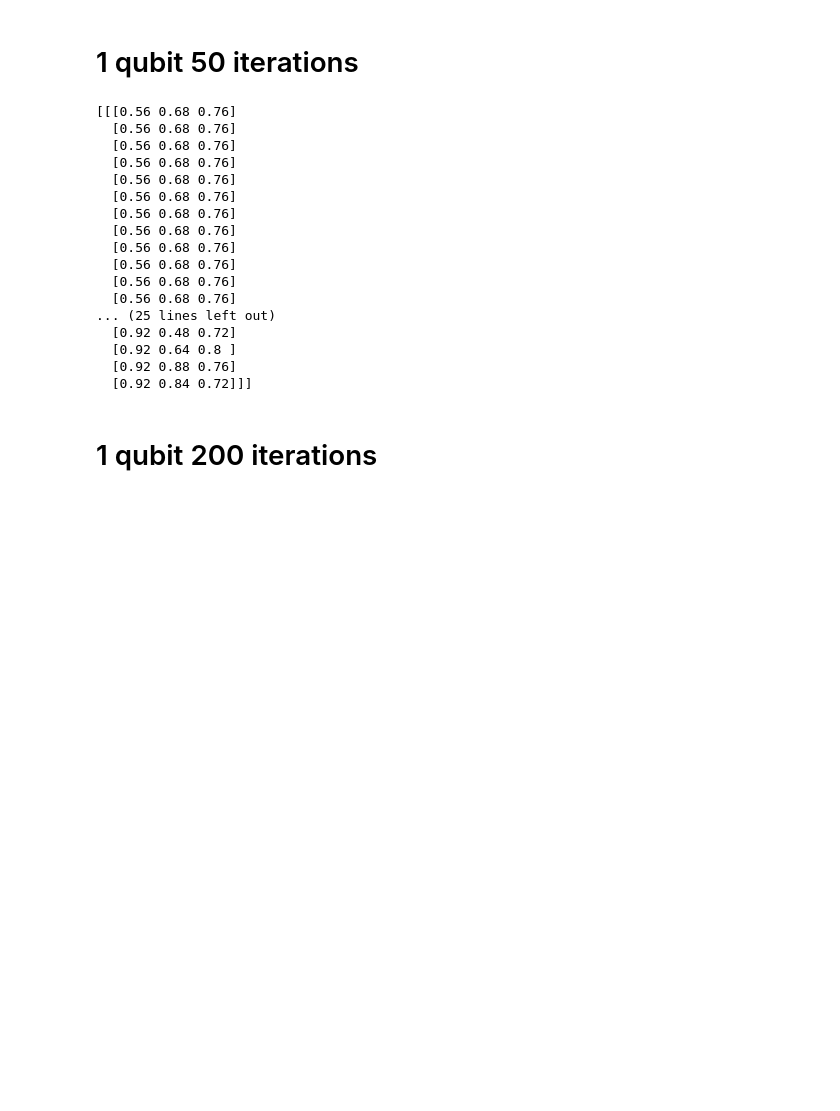
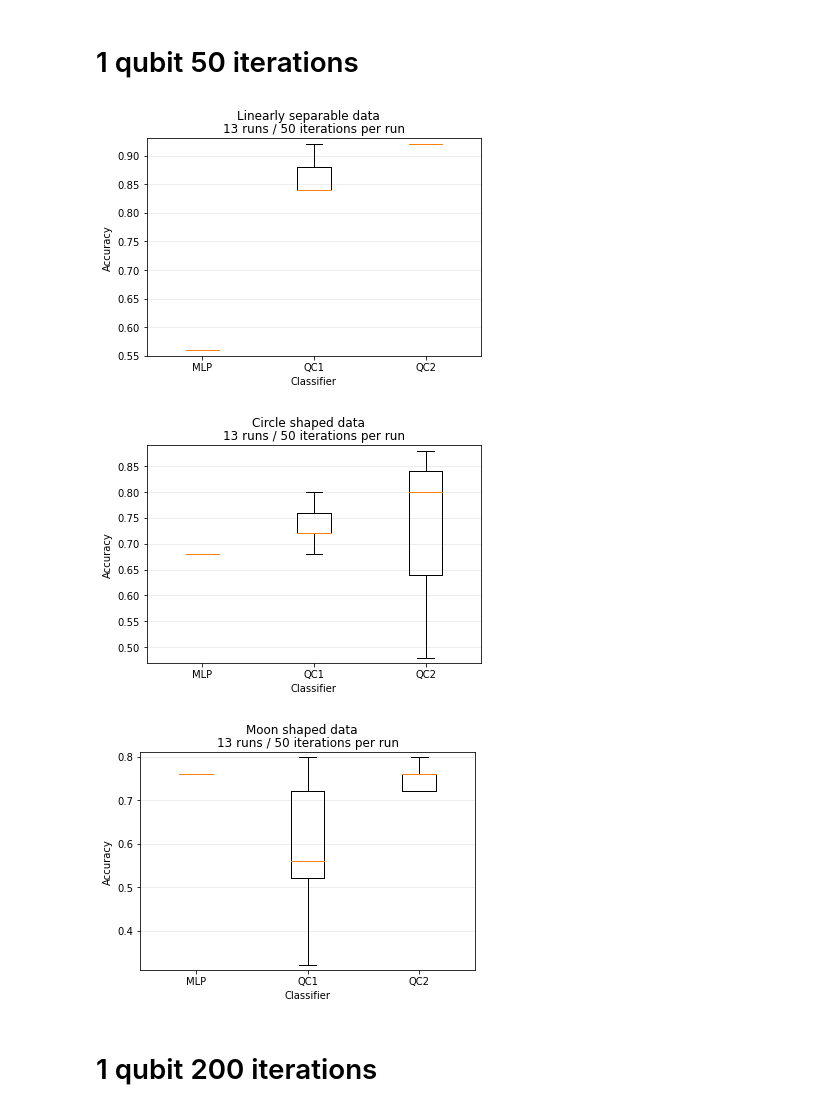
Before and after one commit to RicardoMonteiroSimoes/ZHAW_PAHS212, a Jupyter notebook: jupyter/huberpa4/decision_doundaries_scores.ipynb, the cells around one changed output. Drawn from its saved outputs; the diff is of its cells as text; code cells hidden in the pictures; blank space fills up the shorter version.

Commit message:
moooaaaaaaaar plots and changes :bee:

```diff
--- a/jupyter/huberpa4/decision_doundaries_scores.ipynb
+++ b/jupyter/huberpa4/decision_doundaries_scores.ipynb
@@ -21,51 +146,38 @@ scores = np.array(
  [[0.92, 0.76, 0.36],
   [0.84, 0.8, 0.6 ],
   [0.84, 0.72, 0.72],
   [0.84, 0.76, 0.8 ],
   [0.84, 0.72, 0.52],
   [0.92, 0.68, 0.36],
   [0.84, 0.68, 0.6 ],
   [0.88, 0.72, 0.56],
   [0.88, 0.8, 0.72],
   [0.84, 0.72, 0.56],
   [0.84, 0.72, 0.76],
   [0.84, 0.68, 0.32],
   [0.84, 0.8, 0.56]],
 
  [[0.92, 0.64, 0.76],
   [0.92, 0.72, 0.76],
   [0.92, 0.8, 0.76],
   [0.92, 0.76, 0.72],
   [0.92, 0.64, 0.76],
   [0.92, 0.8, 0.8 ],
   [0.92, 0.88, 0.72],
   [0.92, 0.84, 0.76],
   [0.92, 0.8, 0.8 ],
   [0.92, 0.48, 0.72],
   [0.92, 0.64, 0.8 ],
   [0.92, 0.88, 0.76],
   [0.92, 0.84, 0.72]]],
 )
 
-print(scores)
+# print(scores)
+create_box_plots_single(scores, 50)
 # %% [output]
-[[[0.56 0.68 0.76]
-  [0.56 0.68 0.76]
-  [0.56 0.68 0.76]
-  [0.56 0.68 0.76]
-  [0.56 0.68 0.76]
-  [0.56 0.68 0.76]
-  [0.56 0.68 0.76]
-  [0.56 0.68 0.76]
-  [0.56 0.68 0.76]
-  [0.56 0.68 0.76]
-  [0.56 0.68 0.76]
-  [0.56 0.68 0.76]
-... (25 lines left out)
-  [0.92 0.48 0.72]
-  [0.92 0.64 0.8 ]
-  [0.92 0.88 0.76]
-  [0.92 0.84 0.72]]]
+[figure, added]
+[figure, added]
+[figure, added]
 # %% [markdown]
 # 1 qubit 200 iterations
 # %%
```
Also changed, not shown: parts of 10 cells of this notebook, 30 other files.
